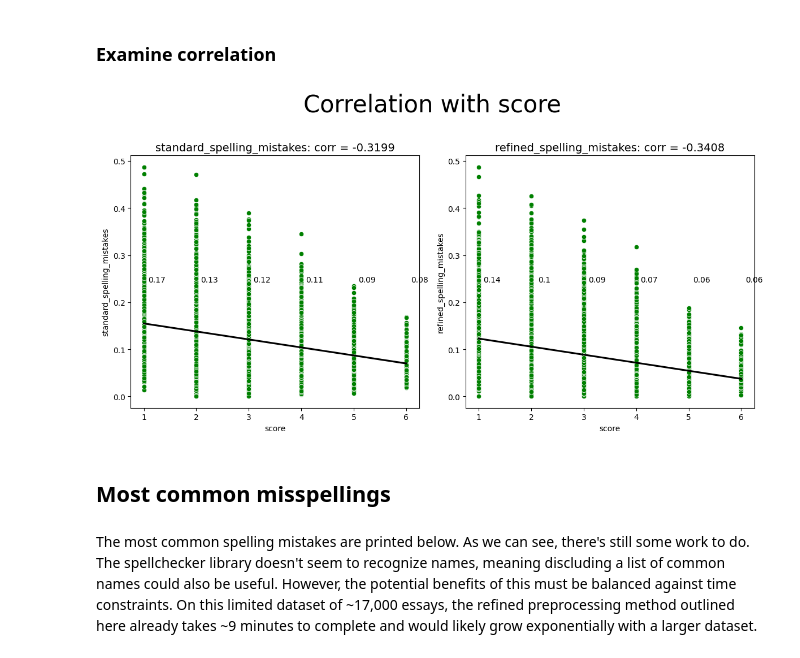
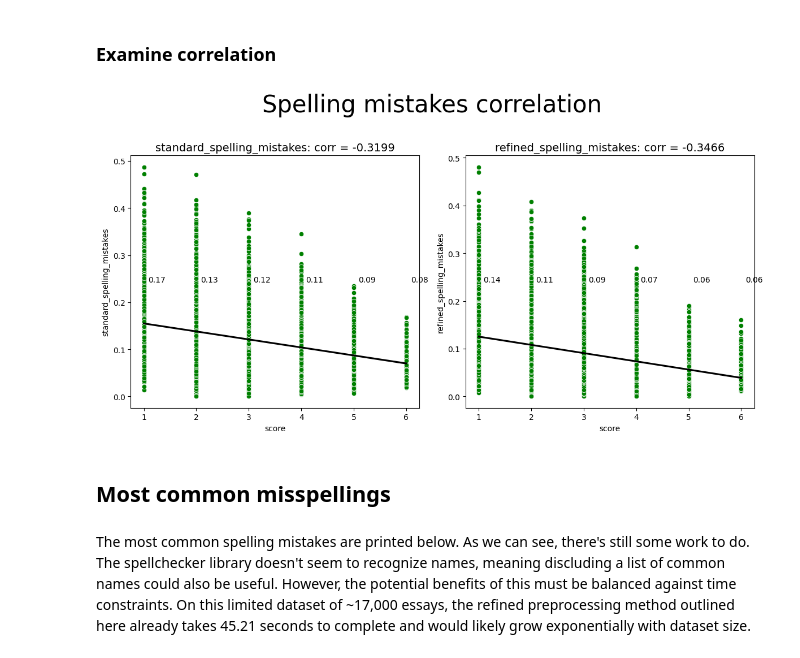
Before and after one commit to jcarterlab/NLP-spelling-mistake-feature-engineering, a Jupyter notebook: nlp_spelling_mistake_feature_engineering.ipynb, the cells around one changed output. Saved outputs shown, nothing was run; the diff lists cells and outputs as text; code cells hidden in the pictures.

```diff
--- a/nlp_spelling_mistake_feature_engineering.ipynb
+++ b/nlp_spelling_mistake_feature_engineering.ipynb
@@ -67,30 +20,37 @@ plt.show()
 # %%
 import re
 import string
+from spellchecker import SpellChecker
 import nltk
 from nltk.tokenize import word_tokenize
 from nltk.corpus import stopwords
-from nltk.stem import WordNetLemmatizer
-from spellchecker import SpellChecker
+stop_words = set(stopwords.words('english'))
 
 # runs through the preprocessing steps
 def standard_preprocess_text(text):
 
     # removes unprintable characters
-    pattern = r"[^\w\s]"
-    text = re.sub(pattern, '', text)
+    unprintable = r"[^\w\s]"
+    text = re.sub(unprintable, '', text)
+
+    # removes non-breaking space characters
+    non_breaking = '\xa0'
+    text = re.sub(non_breaking, ' ', text)
+
+    # removes newline characters
+    newline = '\n'
+    text = re.sub(newline, ' ', text)
+
+    # removes punctuation
+    text = text.translate(str.maketrans('', '', string.punctuation))
 
     # lowercases the text
     text = text.lower()
-
-    # removes punctuation
-    text = text.translate(str.maketrans('', '', string.punctuation))
 
     # tokenizes the text
     tokens = word_tokenize(text)
 
     # remove stopwords and digits
-    stop_words = set(stopwords.words('english'))
     tokens = [token for token in tokens if token not in stop_words]
 
     # joins the tokens back into a string
@@ -382,6 +334,8 @@ counting refined spelling mistakes
 ### Examine correlation
 # %%
 from scipy import stats
+import matplotlib.pyplot as plt
+import seaborn as sns
 
 # returns whether a set of values largely rise or fall in a linear fashion
 def linear(values):
@@ -432,39 +386,39 @@ def correlation_analysis(data, var, title=None):
             color = 'red'
 
         # creates a scatterplot for each feature
         sns.scatterplot(x=y, y=data[x], ax=ax[i], color=color);
         sns.regplot(x=y, y=data[x], ax=ax[i], scatter=False, color='black');
         ax[i].set_title(x + ': corr = ' + str(round(stats.pearsonr(data[x], y)[0], 4)), size=14);
 
         # adds numerical labels for average value of the feature at each score level (1-6)
         for j, tick in enumerate(avg_x):
             ax[i].text(j+1.25, max(data[x]) / 2, str(round(tick,2)), color='black', ha='center')
 
     if title == None:
         title = 'Correlation with score'
 
     plt.suptitle(title, fontsize=30, y=1.025);
     plt.tight_layout();
     plt.show();
 
 
 # assignts the spelling mistake ratios to the train dataframe
 train['standard_spelling_mistakes'] = standard_spelling_mistakes
 train['refined_spelling_mistakes'] = refined_spelling_mistakes
 
 
 # creates an iterable feature list
 features = ['standard_spelling_mistakes', 'refined_spelling_mistakes']
 
 
 # examines the correlations
-correlation_analysis(train, features)
+correlation_analysis(train, features, title='Spelling mistakes correlation')
 # %% [output]
-[figure, old version]
+[figure, new version]
 # %% [markdown]
 ## Most common misspellings
 # %% [markdown]
-The most common spelling mistakes are printed below. As we can see, there's still some work to do. The spellchecker library doesn't seem to recognize names, meaning discluding a list of common names could also be useful. However, the potential benefits of this must be balanced against time constraints. On this limited dataset of ~17,000 essays, the refined preprocessing method outlined here already takes ~9 minutes to complete and would likely grow exponentially with a larger dataset.
+The most common spelling mistakes are printed below. As we can see, there's still some work to do. The spellchecker library doesn't seem to recognize names, meaning discluding a list of common names could also be useful. However, the potential benefits of this must be balanced against time constraints. On this limited dataset of ~17,000 essays, the refined preprocessing method outlined here already takes 45.21 seconds to complete and would likely grow exponentially with dataset size.
 # %%
 from collections import Counter
 
```
Also changed, not shown: parts of 29 cells of this notebook.
